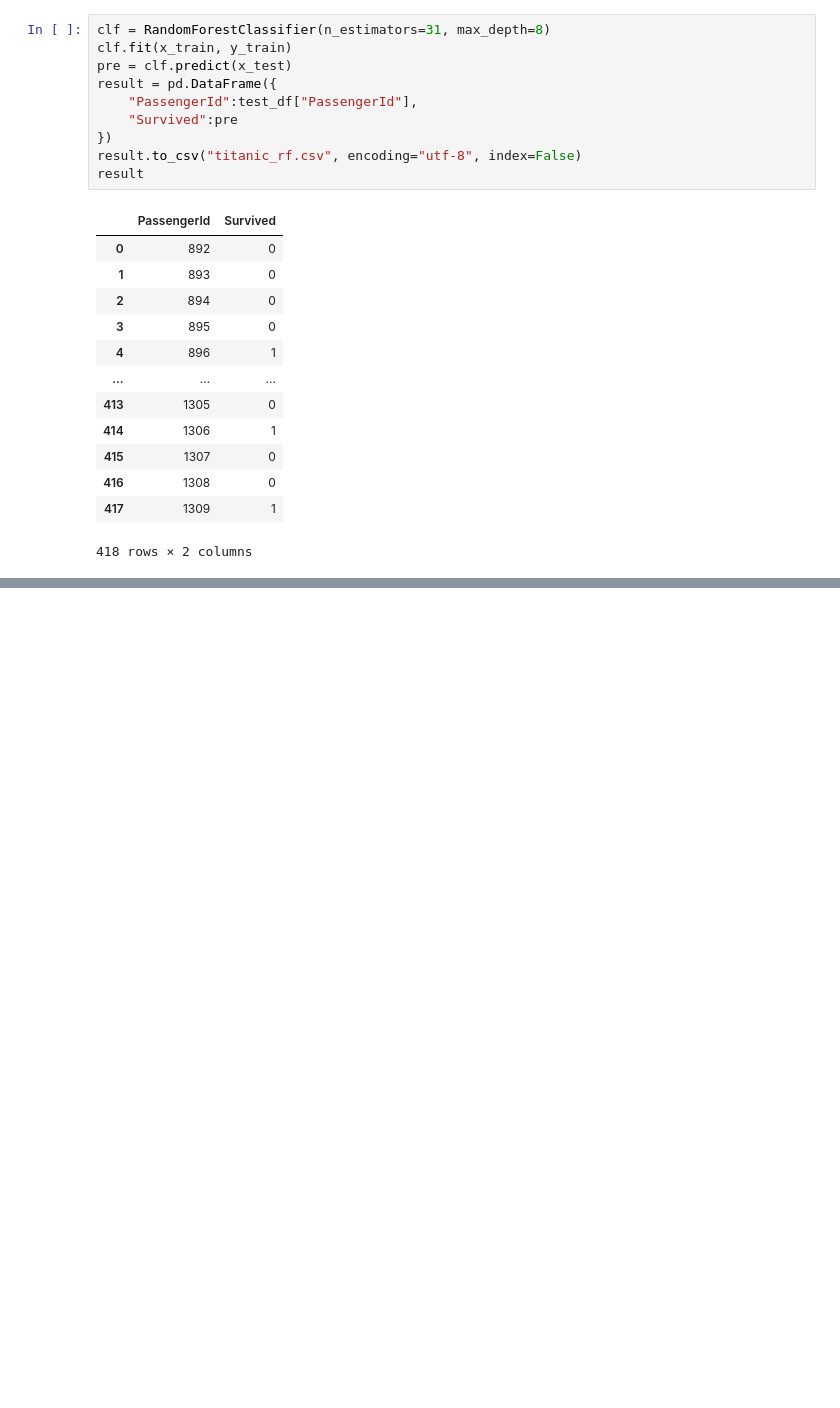
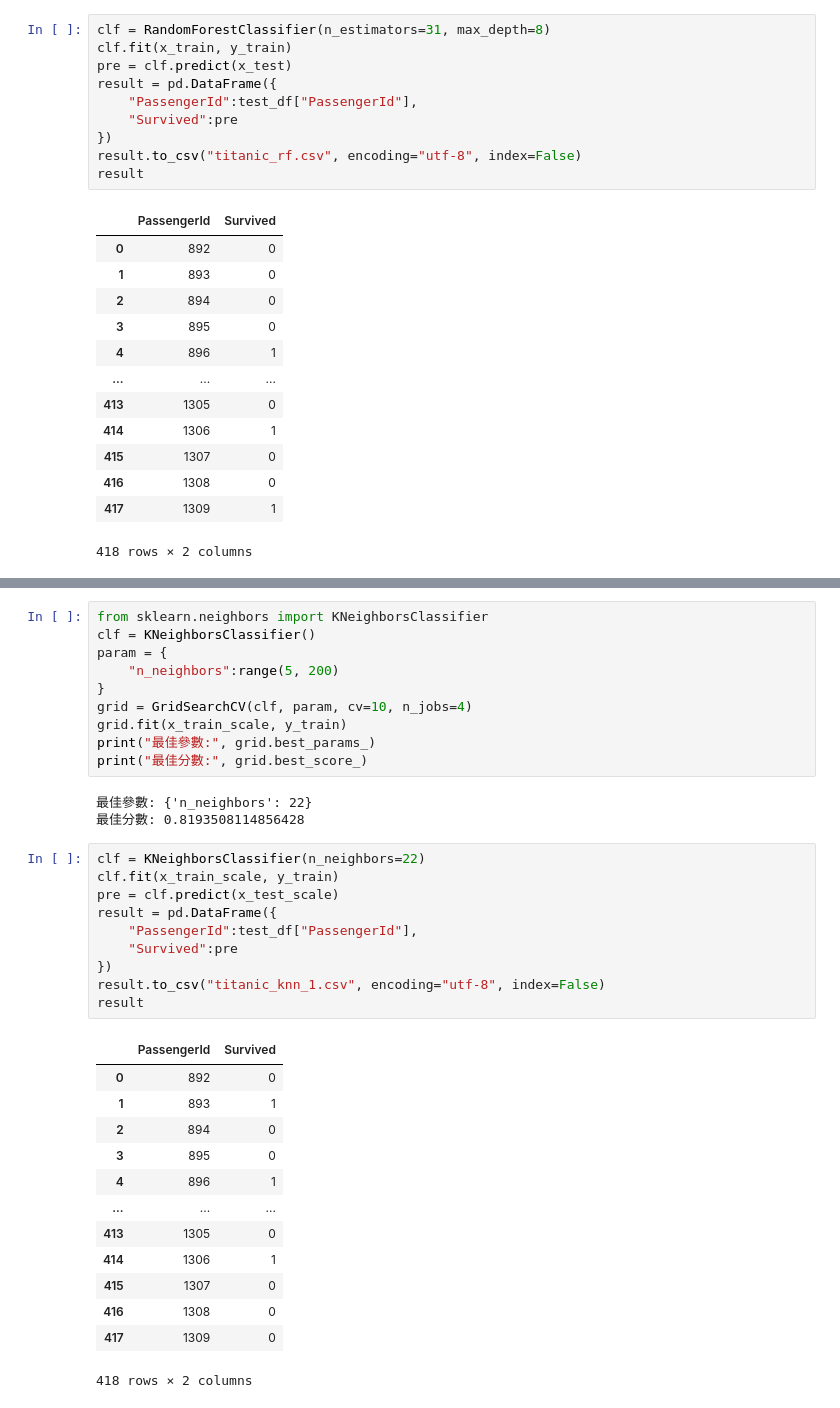
Before and after one commit to Elwing-Chou/MLDemo1216, a Jupyter notebook: titanic.ipynb, the cells around one changed output, grey strips where cells are left out. Drawn from its saved outputs; the diff is of its cells as text; blank space fills up the shorter version.

```diff
--- a/titanic.ipynb
+++ b/titanic.ipynb
@@ -251,0 +279,37 @@ result
+# %%
+from sklearn.neighbors import KNeighborsClassifier
+clf = KNeighborsClassifier()
+param = {
+    "n_neighbors":range(5, 200)
+}
+grid = GridSearchCV(clf, param, cv=10, n_jobs=4)
+grid.fit(x_train_scale, y_train)
+print("最佳參數:", grid.best_params_)
+print("最佳分數:", grid.best_score_)
+# %% [output]
+最佳參數: {'n_neighbors': 22}
+最佳分數: 0.8193508114856428
+# %%
+clf = KNeighborsClassifier(n_neighbors=22)
+clf.fit(x_train_scale, y_train)
+pre = clf.predict(x_test_scale)
+result = pd.DataFrame({
+    "PassengerId":test_df["PassengerId"],
+    "Survived":pre
+})
+result.to_csv("titanic_knn_1.csv", encoding="utf-8", index=False)
+result
+# %% [output]
+|  | PassengerId | Survived |
+| 0 | 892 | 0 |
+| 1 | 893 | 1 |
+| 2 | 894 | 0 |
+| 3 | 895 | 0 |
+| 4 | 896 | 1 |
+| ... | ... | ... |
+| 413 | 1305 | 0 |
+| 414 | 1306 | 1 |
+| 415 | 1307 | 0 |
+| 416 | 1308 | 0 |
+| 417 | 1309 | 0 |
+418 rows × 2 columns
```
Also changed, not shown: parts of 2 cells of this notebook.
